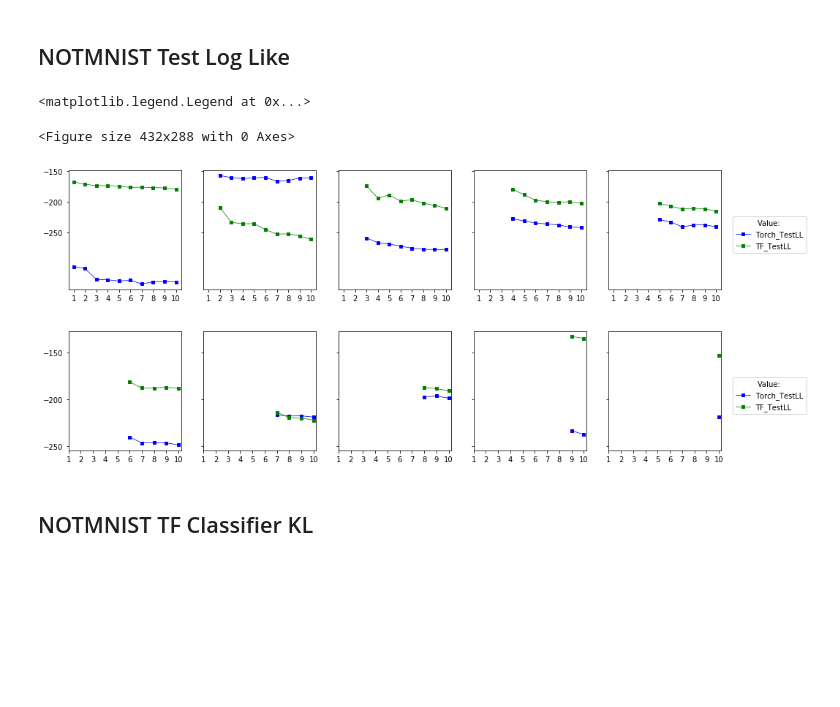
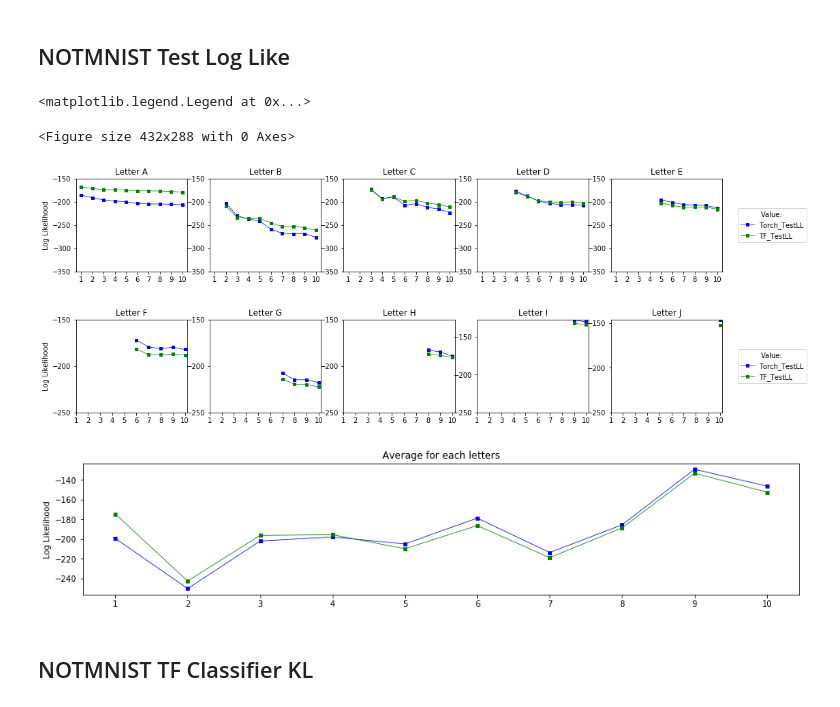
Before and after one commit to guyrom27/VariationalContinualLearning, a Jupyter notebook: Results.ipynb, the cells around one changed output. Drawn from its saved outputs; the diff is of its cells as text; code cells hidden in the pictures; blank space fills up the shorter version.

```diff
--- a/Results.ipynb
+++ b/Results.ipynb
@@ -370,13 +388,20 @@ g, ax1 = plt.subplots(1, 5, figsize=(16,3), sharex=True,
                                                         sharey=True)
 h, ax2 = plt.subplots(1, 5, figsize=(16,3), sharex=True,
                                                         sharey=True)
+i, ax3  = plt.subplots(1, 1, figsize=(16,3), sharex=True,
+                                                        sharey=True)
+
 for i in range(5):
 
     ax1[i].plot(x[i:], test_cla[i:,i], color = "r", marker = "s")
     ax1[i].plot(x[i:], test_cla_tf[i:,i], color = "g", marker = "s")
+    ax1[i].set_title("Digit " + str(i))
+
     j = i + 5
     ax2[i].plot(x[j:], test_cla[j:,j], color = "r",marker = "s")
     ax2[i].plot(x[j:], test_cla_tf[j:,j], color = "g", marker = "s")
+    ax2[i].set_title("Digit " + str(j))
+
 
 
 for i in range(5):
@@ -386,6 +411,19 @@ for i in range(5):
     ax2[i].set_xticks(np.arange(1, 11, 1))
     ax2[i].set_yticks(np.arange(0, 11, 5))
     plt.ylim(0,10)
+
+test_cla[test_cla == 0] = np.nan
+test_cla_tf[test_cla_tf == 0] = np.nan
+
+ax3.plot(x, np.nanmean(test_cla,0), color = "r", marker = "s")
+ax3.plot(x, np.nanmean(test_cla_tf,0), color = "g", marker = "s")
+ax3.set_title("Average for each digits")
+ax3.set_ylabel("Cross Entropy")
+ax3.set_xticks(np.arange(1,11,1))
+
+
+ax1[0].set_ylabel("Cross Entropy")
+ax2[0].set_ylabel("Cross Entropy")
 
 
 g.legend(   # The line objects
@@ -459,49 +449,66 @@ h.legend(   # The line objects
 # %%
 x = np.arange(1,11)
 
-test_ll = np.load(torch_directory+"NOTMNIST_results_TF_cla.npy")[0]
+test_ll = eval(open('sandbox/notmnist_testll.txt',mode='r').read())
 test_ll_tf = np.load(tf_directory+"notmnist_TF.npy")[0]
 
 mpl.rcParams['lines.markersize'] = 4
 mpl.rcParams['lines.linewidth'] = 0.75
 
 plt.clf()
-g, ax1 = plt.subplots(1, 5, figsize=(16,3), sharex=True,
+g, ax1 = plt.subplots(1, 5, figsize=(17,2.5), sharex=True)
+h, ax2 = plt.subplots(1, 5, figsize=(17,2.5), sharex=True)
+i, ax3  = plt.subplots(1, 1, figsize=(16,3), sharex=True,
                                                         sharey=True)
-h, ax2 = plt.subplots(1, 5, figsize=(16,3), sharex=True,
-                                                        sharey=True)
+
 for i in range(5):
 
-    ax1[i].plot(x[i:], test_ll[i:,i], color = "b", marker = "s")
+    ax1[i].plot(x[i:], test_ll[i], color = "b", marker = "s")
     ax1[i].plot(x[i:], test_ll_tf[i:,i], color = "g", marker = "s")
+    ax1[i].set_title("Letter " + chr(ord('A') + i))
+
     j = i + 5
-    ax2[i].plot(x[j:], test_ll[j:,j], color = "b",marker = "s")
+    ax2[i].plot(x[j:], test_ll[j], color = "b",marker = "s")
     ax2[i].plot(x[j:], test_ll_tf[j:,j], color = "g",marker = "s")
+    ax2[i].set_title("Letter " + chr(ord('A') + j))
 
 
 for i in range(5):
     ax1[i].set_xticks(np.arange(1, 11, 1))
-    ax1[i].set_yticks(np.arange(-150, -251,-50))
+    ax1[i].set_yticks(np.arange(-150, -351,-50))
     ax2[i].set_xticks(np.arange(1, 11, 1))
     ax2[i].set_yticks(np.arange(-150, -251,-50))
+
+
+test_ll_tf[test_ll_tf == 0] = np.nan
+
+ax3.plot(x, [np.nanmean(x) for x in test_ll], color = "b", marker = "s")
+ax3.plot(x, np.nanmean(test_ll_tf,0), color = "g", marker = "s")
+ax3.set_title("Average for each letters")
+ax3.set_ylabel("Log Likelihood")
+ax3.set_xticks(np.arange(1,11,1))
+
+ax1[0].set_ylabel("Log Likelihood")
+ax2[0].set_ylabel("Log Likelihood")
 
 g.legend(   # The line objects
            labels=["Torch_TestLL", "TF_TestLL"],   # The labels for each line
            loc="center right",   # Position of legend
            borderaxespad=0.3,    # Small spacing around legend box
            title="Value:"  # Title for the legendblack
            )
 h.legend(   # The line objects
            labels=["Torch_TestLL", "TF_TestLL"],   # The labels for each line
            loc="center right",   # Position of legend
            borderaxespad=0.3,    # Small spacing around legend box
            title="Value:"  # Title for the legend
            )
 # %% [output]
 <matplotlib.legend.Legend at 0x...>
 <Figure size 432x288 with 0 Axes>
-[figure, old version]
+[figure, new version]
-[figure, old version]
+[figure, new version]
+[figure, added]
 # %% [markdown]
 <h2> NOTMNIST TF Classifier KL </h2>
 # %%
```
Also changed, not shown: parts of 5 cells of this notebook.
